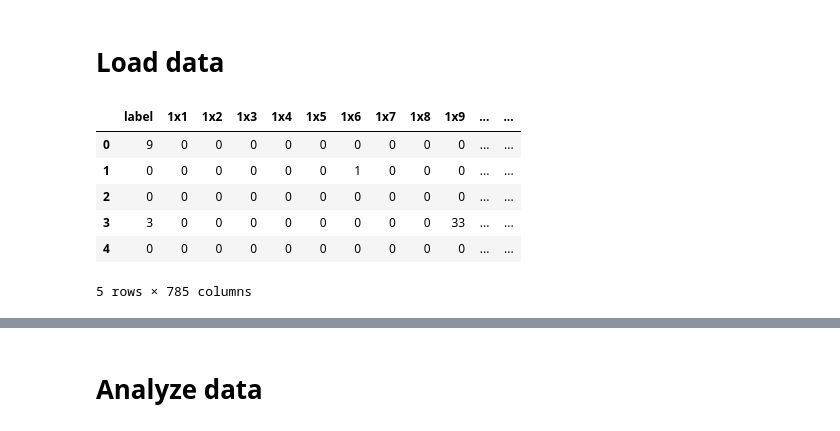
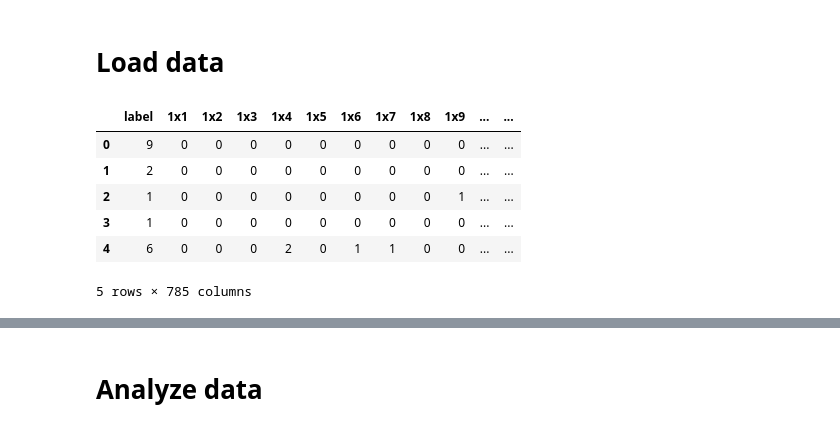
Before and after one commit to cetinus-gulin/ie423, a Jupyter notebook: task5-6-7/task5-gulin.ipynb, the cells around one changed output, grey strips where cells are left out. Saved outputs shown, nothing was run; the diff lists cells and outputs as text; code cells hidden in the pictures.

```diff
--- a/task5-6-7/task5-gulin.ipynb
+++ b/task5-6-7/task5-gulin.ipynb
@@ -16,17 +16,17 @@ from sklearn.metrics import classification_report
 # %%
 #from google.colab import drive
 #drive.mount('/content/drive')
 
 #dfFashion = pd.read_csv('/content/drive/MyDrive/Colab Notebooks/bank.csv')
-dfFashion = pd.read_csv('mnist_fashion_train.csv')
+dfFashion = pd.read_csv('mnist_fashion_test.csv')
 dfFashion.head()
 # %% [output]
 |  | label | 1x1 | 1x2 | 1x3 | 1x4 | 1x5 | 1x6 | 1x7 | 1x8 | 1x9 | ... | ... |
 | 0 | 9 | 0 | 0 | 0 | 0 | 0 | 0 | 0 | 0 | 0 | ... | ... |
-| 1 | 0 | 0 | 0 | 0 | 0 | 0 | 1 | 0 | 0 | 0 | ... | ... |
-| 2 | 0 | 0 | 0 | 0 | 0 | 0 | 0 | 0 | 0 | 0 | ... | ... |
-| 3 | 3 | 0 | 0 | 0 | 0 | 0 | 0 | 0 | 0 | 33 | ... | ... |
-| 4 | 0 | 0 | 0 | 0 | 0 | 0 | 0 | 0 | 0 | 0 | ... | ... |
+| 1 | 2 | 0 | 0 | 0 | 0 | 0 | 0 | 0 | 0 | 0 | ... | ... |
+| 2 | 1 | 0 | 0 | 0 | 0 | 0 | 0 | 0 | 0 | 1 | ... | ... |
+| 3 | 1 | 0 | 0 | 0 | 0 | 0 | 0 | 0 | 0 | 0 | ... | ... |
+| 4 | 6 | 0 | 0 | 0 | 2 | 0 | 1 | 1 | 0 | 0 | ... | ... |
 5 rows × 785 columns
 # %%
 dfFashion.describe()
```
Also changed, not shown: parts of 11 cells of this notebook, 3 other files.
